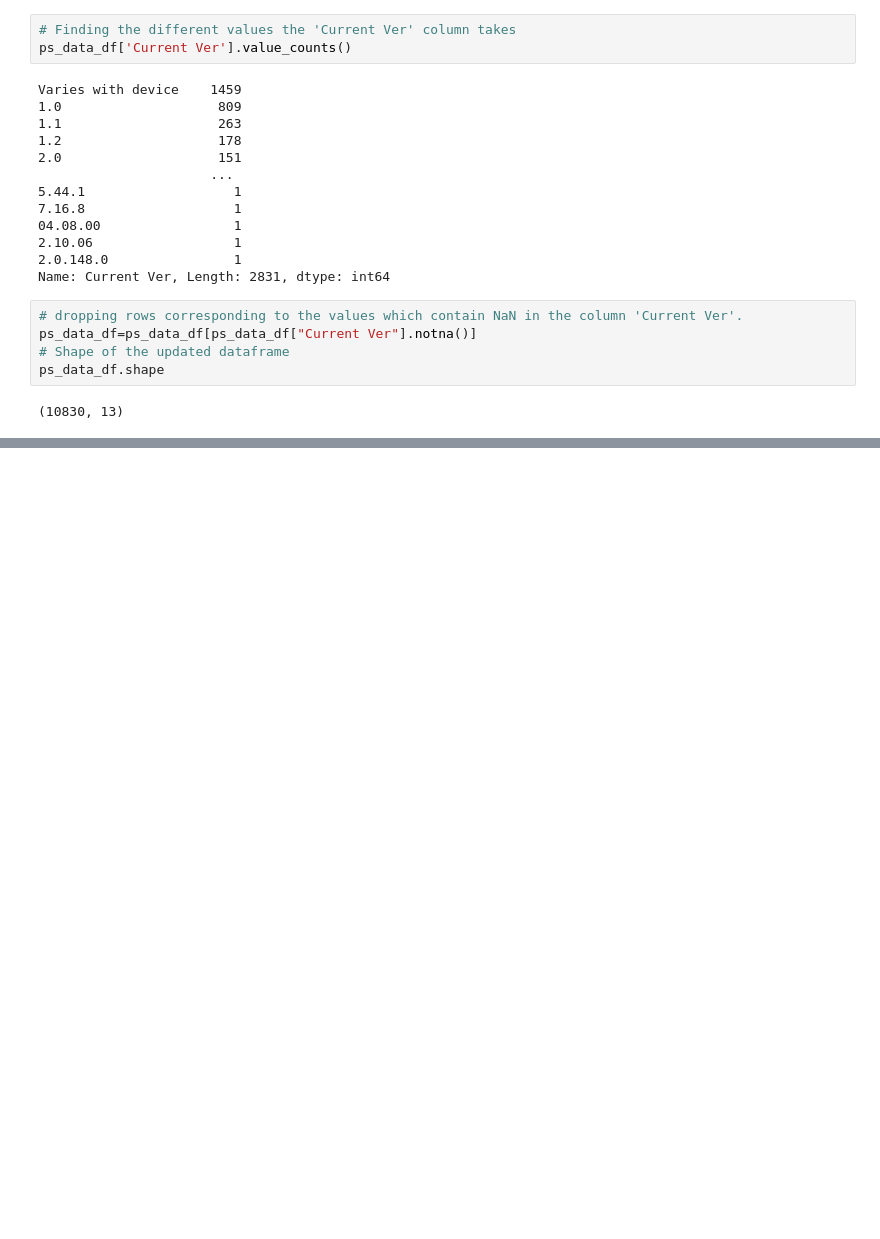
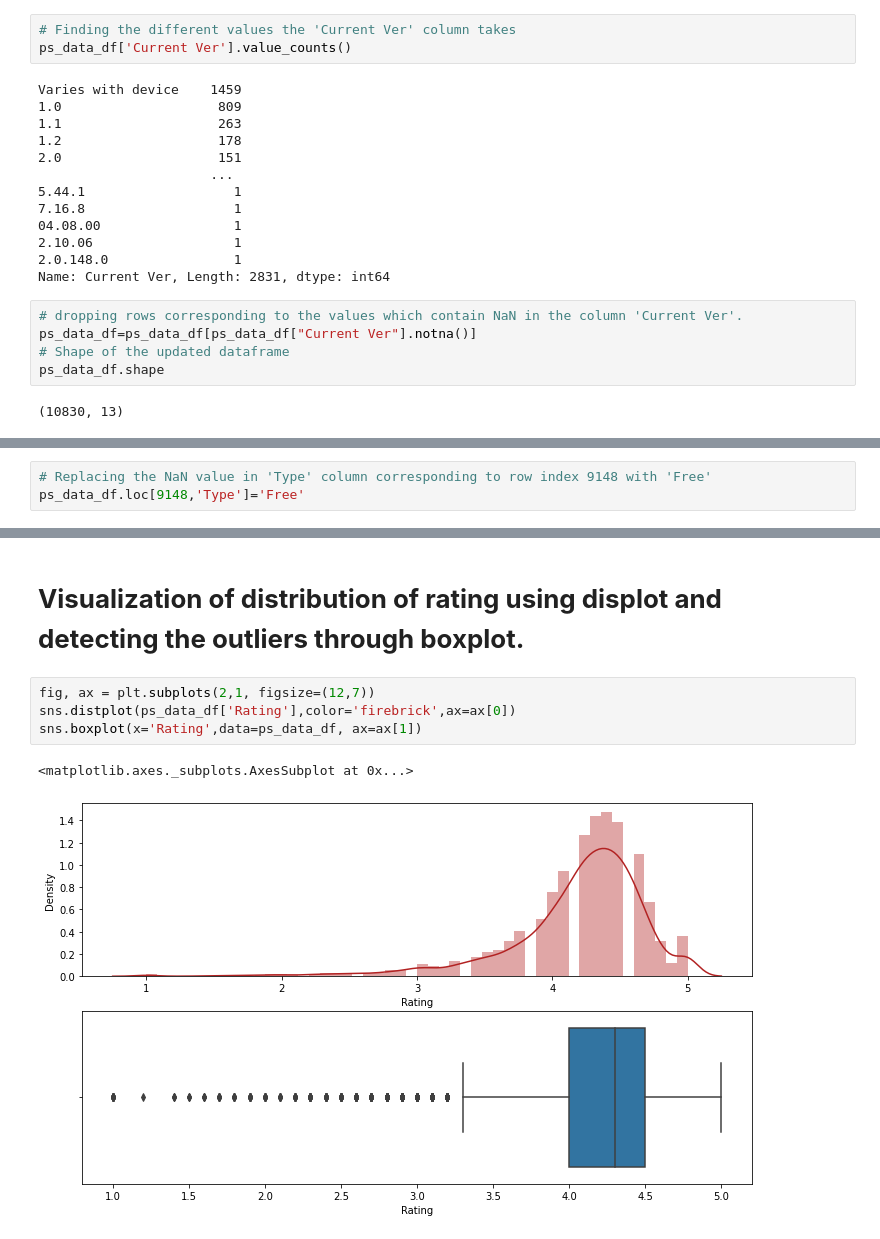
Before and after one commit to KushalChakraborty1995/Play_Store_App_Review_Analysis, a Jupyter notebook: Copy_of_Play_Store_App_Review_Analysis_Capstone_Project_by_kushal.ipynb, the cells around one changed output, grey strips where cells are left out. Cells and saved outputs as stored; diff of their text form; blank space fills up the shorter version.

```diff
--- a/Copy_of_Play_Store_App_Review_Analysis_Capstone_Project_by_kushal.ipynb
+++ b/Copy_of_Play_Store_App_Review_Analysis_Capstone_Project_by_kushal.ipynb
@@ -201,0 +217,3 @@ ps_data_df.shape
+# %%
+# Replacing the NaN value in 'Type' column corresponding to row index 9148 with 'Free'
+ps_data_df.loc[9148,'Type']='Free'
@@ -201,0 +258,9 @@ ps_data_df.shape
+# %% [markdown]
+# **Visualization of distribution of rating using displot and detecting the outliers through boxplot.**
+# %%
+fig, ax = plt.subplots(2,1, figsize=(12,7))
+sns.distplot(ps_data_df['Rating'],color='firebrick',ax=ax[0])
+sns.boxplot(x='Rating',data=ps_data_df, ax=ax[1])
+# %% [output]
+<matplotlib.axes._subplots.AxesSubplot at 0x...>
+[figure, added]
```
Also changed, not shown: parts of 10 cells of this notebook.
